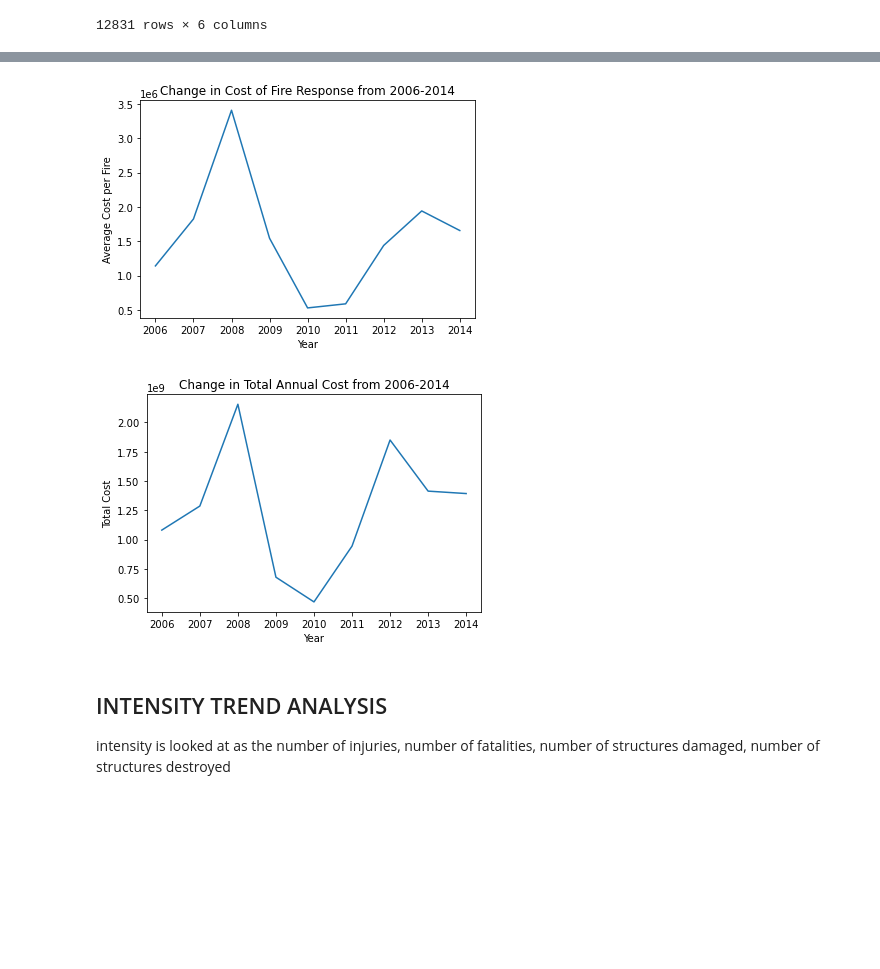
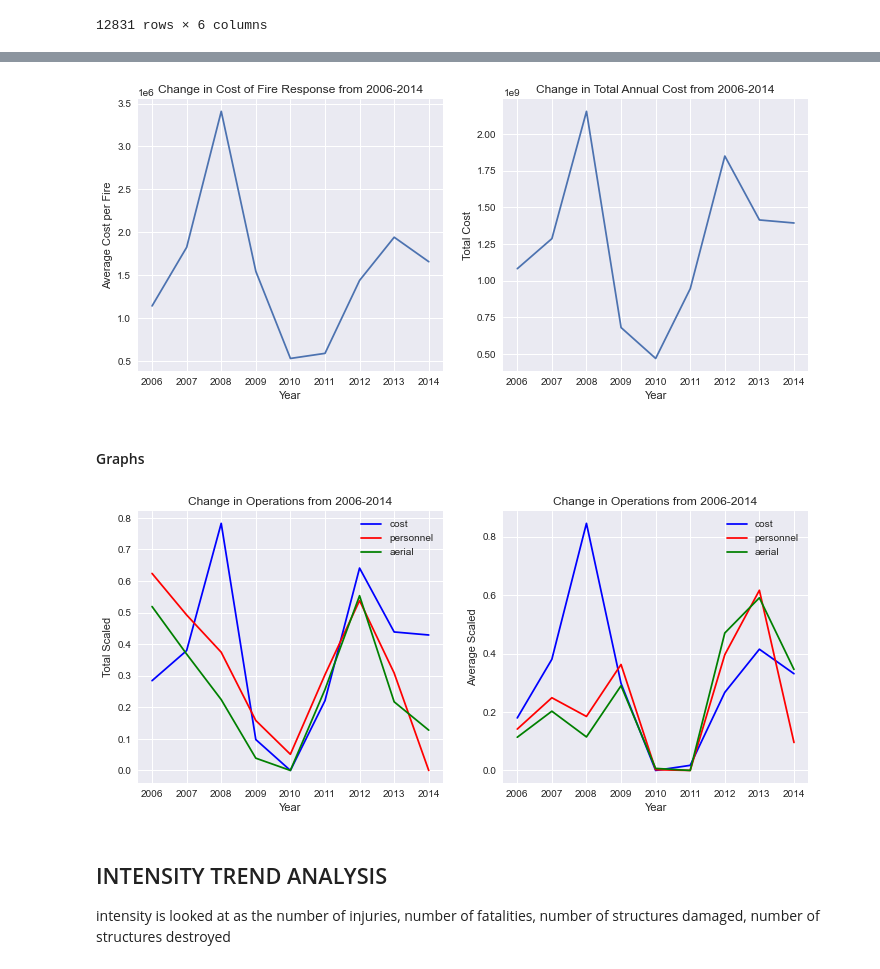
Before and after one commit to nasa/mika, a Jupyter notebook: notebooks/ICS quantitative analysis.ipynb, the cells around one changed output, grey strips where cells are left out. Cells and saved outputs as stored; diff of their text form; code cells hidden in the pictures; blank space fills up the shorter version.

```diff
--- a/notebooks/ICS quantitative analysis.ipynb
+++ b/notebooks/ICS quantitative analysis.ipynb
@@ -1,10 +1,15 @@
 # %%
 import pandas as pd
 import numpy as np
+%matplotlib inline
+import matplotlib.style
+matplotlib.style.use("seaborn")
 import matplotlib.pyplot as plt
+
 import seaborn as sn
 import scipy.stats as st
-plt.style = "seaborn"
+
+from ICS_functions import *
 # %%
 import sys
 import os
@@ -311,22 +365,22 @@ for year in years:
 # %%
 av_cost = [average_cost[key] for key in average_cost]
 
-plt.figure()
+plt.figure(figsize=(12, 5))
+plt.subplot(1, 2, 1)
 plt.ylabel("Average Cost per Fire")
 plt.xlabel("Year")
 plt.title("Change in Cost of Fire Response from 2006-2014")
 plt.plot(years, av_cost)
-plt.show()
-plt.close()
 
 total_cost = [total_cost[key] for key in total_cost]
-plt.figure()
+plt.subplot(1,2,2)
 plt.ylabel("Total Cost")
 plt.xlabel("Year")
 plt.title("Change in Total Annual Cost from 2006-2014")
 plt.plot(years, total_cost)
 plt.show()
 plt.close()
 # %% [output]
-[figure, old version]
+[figure, new version]
-[figure, removed]
+# %% [markdown]
+#### Graphs
@@ -333,3 +395,26 @@ plt.close()
+# %%
+plt.figure(figsize=(12, 5))
+plt.subplot(1, 2, 1)
+plt.ylabel("Total Scaled")
+plt.xlabel("Year")
+plt.title("Change in Operations from 2006-2014")
+plt.plot(years, total_cost_scaled, color="blue", label="cost")
+plt.plot(years, total_person_scaled, color="red", label="personnel")
+plt.plot(years, total_aerial_scaled, color="green", label="aerial")
+plt.legend()
+
+plt.subplot(1, 2, 2)
+plt.ylabel("Average Scaled")
+plt.xlabel("Year")
+plt.title("Change in Operations from 2006-2014")
+plt.plot(years, av_cost_scaled, color="blue", label="cost")
+plt.plot(years, av_person_scaled, color="red", label="personnel")
+plt.plot(years, av_aerial_scaled, color="green", label="aerial")
+plt.legend()
+plt.show()
+plt.close()
+# %% [output]
+[figure, added]
 # %% [markdown]
 ## INTENSITY TREND ANALYSIS
 intensity is looked at as the number of injuries, number of fatalities, number of structures damaged, number of structures destroyed
```
Also changed, not shown: parts of 16 cells of this notebook, 3 other files.
